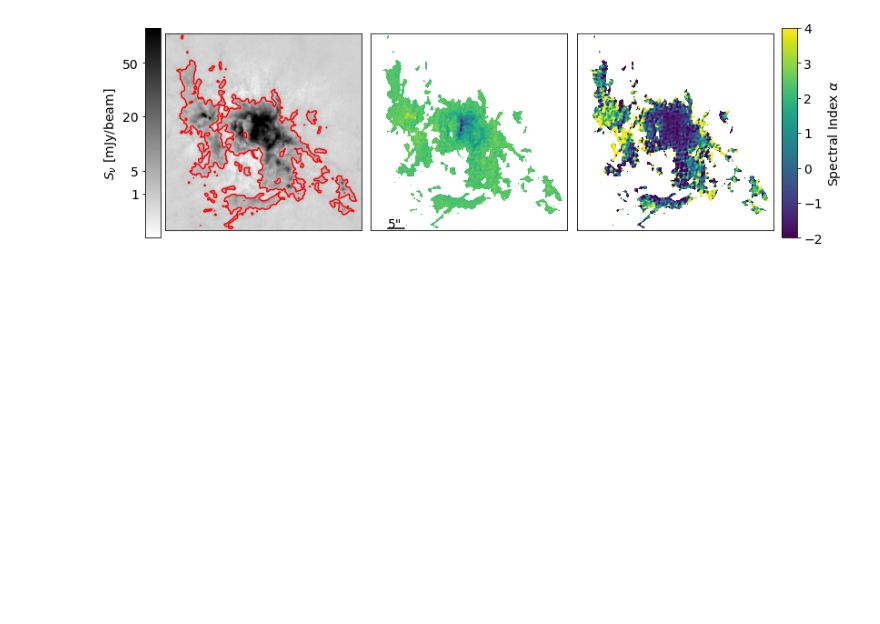
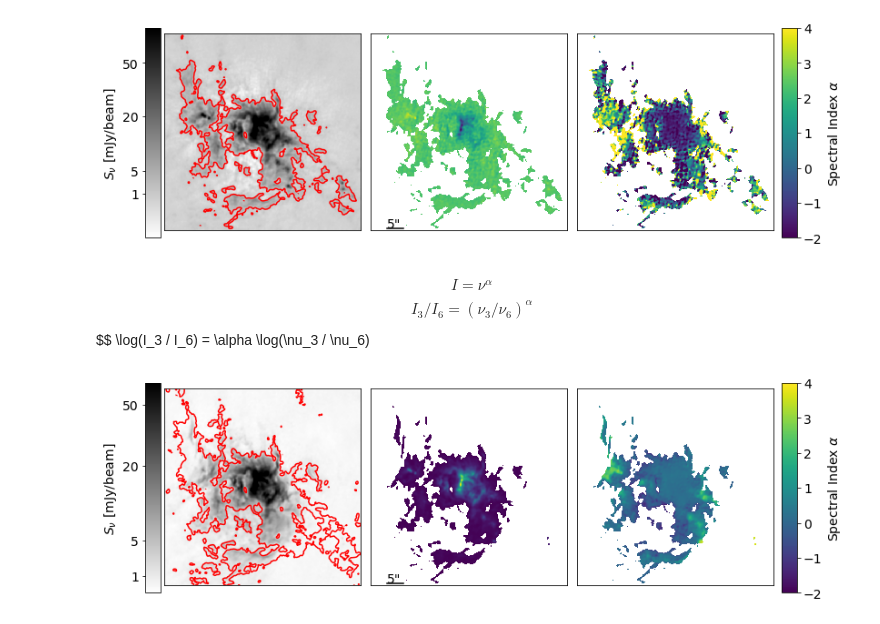
Before and after one commit to keflavich/almaimf-notebooks, a Jupyter notebook: G333SpectralIndex.ipynb, the cells around one changed output. Saved outputs shown, nothing was run; the diff lists cells and outputs as text; code cells hidden in the pictures; blank space fills up the shorter version.

```diff
--- a/G333SpectralIndex.ipynb
+++ b/G333SpectralIndex.ipynb
@@ -132,7 +128,7 @@ tt1_std = imagett1.mad_std()
 mask = (image > 2*tt0_std) #& (imagett1 > tt1_std)
 imagem = image.with_mask(mask)
 imagett1m = imagett1.with_mask(mask)
-alpha = imagett1m / imagem
+alpha = alpha_b6 = imagett1m / imagem
 fig = pl.figure(figsize=(12,4))
 ax = pl.subplot(1,3,1); ax.imshow(image[0].value*1e3, cmap='gray_r', norm=simple_norm(image[0].value*1e3, stretch='asinh', min_percent=0, max_percent=99.5));
 ax.contour(image[0].value, levels=[2*tt0_std.value], colors=['r']); ax.set_xticks([]); ax.set_yticks([]);
@@ -149,6 +145,20 @@ ax = pl.subplot(1,3,3); ax.imshow(alpha[0].value, vmax=4, vmin=-2); ax.set_xtick
 cb=pl.colorbar(mappable=pl.gca().images[0], cax=fig.add_axes([0.91,0.1,0.02,0.8]))
 cb.set_label(r"Spectral Index $\alpha$")
 pl.subplots_adjust(wspace=0.05)
-pl.savefig("paper_figures/G333_B6_spectral_index.pdf", bbox_inches='tight')
+pl.savefig("../paper_figures/G333_B6_spectral_index.pdf", bbox_inches='tight')
 # %% [output]
 [figure]
+# %% [markdown]
+$$ I = \nu^\alpha $$
+$$ I_3 / I_6 = (\nu_3 / \nu_6)^\alpha $$
+$$ \log(I_3 / I_6) = \alpha \log(\nu_3 / \nu_6)
+# %%
+image_b3 = SpectralCube.read(f'{finaliter_prefix_b3}.image.tt0', format='casa_image').subcube_from_ds9region(cutoutregion)
+image_b6 = SpectralCube.read(f'{finaliter_prefix_b6}.image.tt0', format='casa_image').subcube_from_ds9region(cutoutregion)
+# %%
+image_b3_convb6 = image_b3.convolve_to(image_b6.beam)
+# %%
+image_b3_repr = image_b3_convb6[0].reproject(image_b6[0].header)
+image_tt1_b3 = SpectralCube.read(f'{finaliter_prefix_b3}.image.tt1', format='casa_image').subcube_from_ds9region(cutoutregion)
+image_tt1_b3_repr = image_tt1_b3.convolve_to(image_b6.beam)[0].reproject(image_b6[0].header)
+alpha_b3 = image_tt1_b3_repr / image_b3_repr
@@ -154,0 +169,29 @@ pl.savefig("paper_figures/G333_B6_spectral_index.pdf", bbox_inches='tight')
+# %%
+b3_std = stats.mad_std(image_b3_repr.value, ignore_nan=True)
+b6_std = stats.mad_std(image_b6[0].value, ignore_nan=True)
+
+mask = (image_b3_repr.value > 2*b3_std) & (image_b6[0].value > 2*b6_std)
+alpha_b3_b6 = (np.log(image_b3_repr / image_b6[0]) / np.log(image_b3.wcs.wcs.crval[2] / image_b6.wcs.wcs.crval[2])).value
+alpha_b3_b6[~mask] = np.nan
+alpha_b3[~mask] = np.nan
+
+
+fig = pl.figure(figsize=(12,4))
+ax = pl.subplot(1,3,1); ax.imshow(image_b3_repr.value*1e3, cmap='gray_r', norm=simple_norm(image_b3_repr.value*1e3, stretch='asinh', min_percent=0, max_percent=99.5));
+ax.contour(image[0].value, levels=[2*b3_std], colors=['r']); ax.set_xticks([]); ax.set_yticks([]);
+cb=pl.colorbar(mappable=pl.gca().images[0], cax=fig.add_axes([0.1,0.1,0.02,0.8]))
+cb.ax.yaxis.set_ticks_position('left')
+cb.set_ticks([1,5,20,50,100, 200, 500,])
+cb.set_label("$S_\\nu$ [mJy/beam]")
+cb.ax.yaxis.set_label_position('left')
+ax = pl.subplot(1,3,2); ax.imshow(image_b6.with_mask(mask)[0].value); ax.set_xticks([]); ax.set_yticks([]);
+cd = (image.wcs.pixel_scale_matrix[1,1] * 3600)
+ax.plot([50,50+5/cd], [5,5], color='k')
+ax.annotate('5"', (50, 7),)
+ax = pl.subplot(1,3,3); ax.imshow(alpha_b3_b6, vmax=4, vmin=-2); ax.set_xticks([]); ax.set_yticks([]);
+cb=pl.colorbar(mappable=pl.gca().images[0], cax=fig.add_axes([0.91,0.1,0.02,0.8]))
+cb.set_label(r"Spectral Index $\alpha$")
+pl.subplots_adjust(wspace=0.05)
+#pl.savefig("../paper_figures/G333_B6_spectral_index.pdf", bbox_inches='tight')
+# %% [output]
+[figure, added]
```
Also changed, not shown: parts of 12 cells of this notebook, 7 other files.
